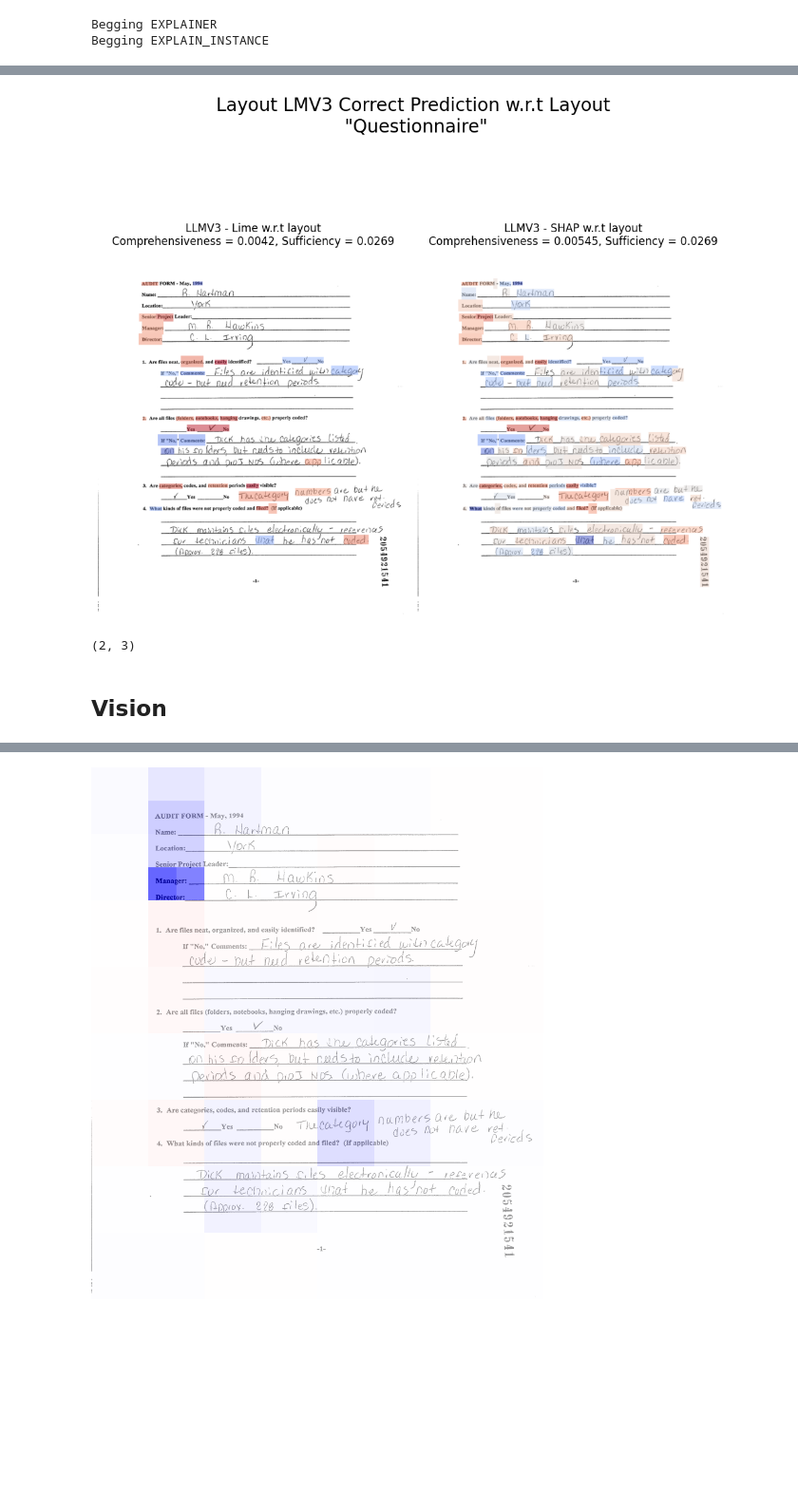
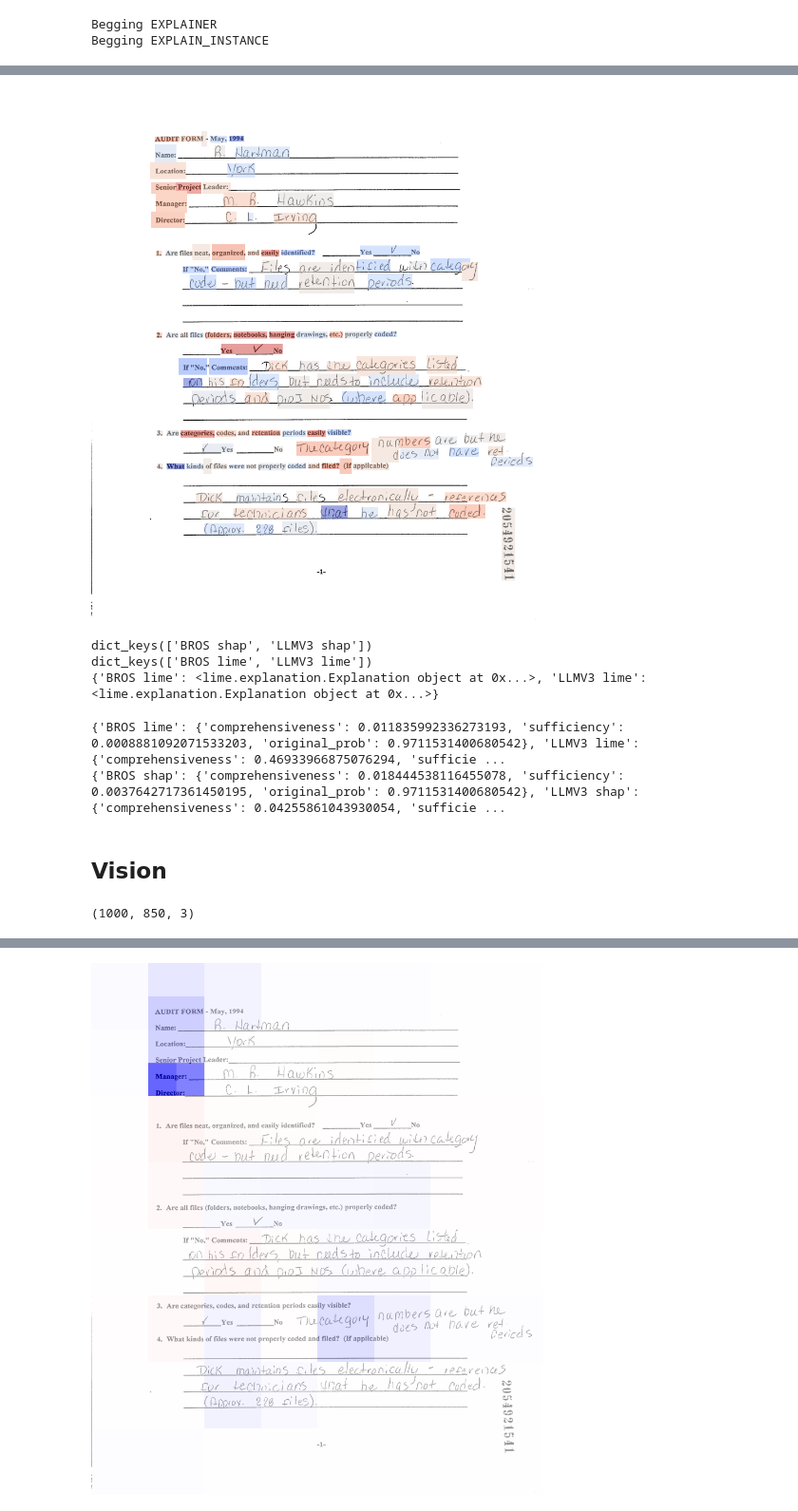
Before and after one commit to adamserag1/Interpretability-for-VRDU-models, a Jupyter notebook: experiments/THESES-DocClas-Local-LLMV3.ipynb, the cells around one changed output, grey strips where cells are left out. Shown at 95% size. Drawn from its saved outputs; the diff is of its cells as text; code cells hidden in the pictures; blank space fills up the shorter version.

```diff
--- a/experiments/THESES-DocClas-Local-LLMV3.ipynb
+++ b/experiments/THESES-DocClas-Local-LLMV3.ipynb
@@ -232,4 +274,4 @@ text_explainers = {
 # %%
 # RUN FOR
 shap_text_explainations = {key : explainer.explain(CLASH[0], nsamples = 4000) for key, explainer in text_explainers.items() if 'shap' in key}
-# lime_text_explainations = {key : explainer.explain(CLASH[0], num_samples = 4000) for key, explainer in text_explainers.items() if 'lime' in key}
+lime_text_explainations = {key : explainer.explain(CLASH[0], num_samples = 4000) for key, explainer in text_explainers.items() if 'lime' in key}
@@ -398,9 +605,12 @@ comp_l = calculate_comprehensiveness(pred_fn_bros_l, CLASH[0], layout_explanatio
 suf_s = calculate_sufficiency(pred_fn_bros_s, CLASH[0], layout_explanations_weights['BROS shap'], mask_token=BROS_t.mask_token,  top_k=5,modality='layout')
 suf_l = calculate_sufficiency(pred_fn_bros_l, CLASH[0], layout_explanations_weights['BROS lime'], mask_token=BROS_t.mask_token,  top_k=5,modality='layout')
 
-display_image_grid([layout_explanations_hms['BROS lime'], layout_explanations_hms['BROS shap']],
-                   [f'LLMV3 - Lime w.r.t layout\nComprehensiveness = {comp_l:.3g}, Sufficiency = {suf_l:.3g}', f'LLMV3 - SHAP w.r.t layout\nComprehensiveness = {comp_s:.3g}, Sufficiency = {suf_s:.3g}'],
-                    (1,2),
-                   main_title='Layout LMV3 Correct Prediction w.r.t Layout\n "Questionnaire"')
+# display_image_grid([layout_explanations_hms['BROS lime'], layout_explanations_hms['BROS shap']],
+#                    [f'LLMV3 - Lime w.r.t layout\nComprehensiveness = {comp_l:.3g}, Sufficiency = {suf_l:.3g}', f'LLMV3 - SHAP w.r.t layout\nComprehensiveness = {comp_s:.3g}, Sufficiency = {suf_s:.3g}'],
+#                     (1,2),
+#                    main_title='Layout LMV3 Correct Prediction w.r.t Layout\n "Questionnaire"')
+
+layout_explanations_hms['BROS shap']
+# layout_explanations_hms['BROS shap']
 # %% [output]
 Removed top 10 words
@@ -414,8 +624,65 @@ Kept top 5 layout tokens
-[figure, old version]
+[figure, new version]
+# %%
+print(shap_layout_explainations.keys())
+print(lime_layout_explainations.keys())
+# %% [output]
+dict_keys(['BROS shap', 'LLMV3 shap'])
+dict_keys(['BROS lime', 'LLMV3 lime'])
+{'BROS lime': <lime.explanation.Explanation object at 0x...>, 'LLMV3 lime': <lime.explanation.Explanation object at 0x...>}
 # %%
-#### REMOVE WORD TOKENS ASWELL!!!!!!! check fidelity metric
+shap_layout_fid = {}
+lime_layout_fid = {}
+
+# ---------------------------  SHAP  --------------------------------
+for key, exp in shap_layout_explainations.items():
+    if "LLMV3" in key:                                  # class-4 explanation
+        scores   = exp.values[:, :, 4].flatten()        # (#tokens,)
+        weights  = {tuple(box): float(s)
+                    for box, s in zip(CLASH[0].bboxes, scores)}
+        shap_layout_fid[key] = eval(CLASH[0], weights, "layout",
+                                    LLMV3, LLMV3_encode,
+                                    top_k=5, device=device,
+                                    mask_token=LLMV3_proc.tokenizer.mask_token,
+                                    target_class_id=4)
+
+    if "BROS" in key:                                   # class-0 explanation
+        scores   = exp.values[:, :, 0].flatten()
+        weights  = {tuple(box): float(s)
+                    for box, s in zip(CLASH[0].bboxes, scores)}
+        shap_layout_fid[key] = eval(CLASH[0], weights, "layout",
+                                    BROS, BROS_encode,
+                                    top_k=5, device=device,
+                                    mask_token=BROS_t.mask_token,
+                                    target_class_id=0)
+
+
+for key, exp in lime_layout_explainations.items():
+    if "LLMV3" in key:                                  # LIME gives token-idx → w
+        token_w = dict(exp.as_map()[4])                 # class-4 map
+        bbox_w  = {tuple(CLASH[0].bboxes[i]): w
+                   for i, w in token_w.items()
+                   if i < len(CLASH[0].bboxes)}
+        lime_layout_fid[key] = eval(CLASH[0], bbox_w, "layout",
+                                     LLMV3, LLMV3_encode,
+                                     top_k=5, device=device,
+                                     mask_token=LLMV3_proc.tokenizer.mask_token,
+                                     target_class_id=4)
+
+    if "BROS" in key:
+        token_w = dict(exp.as_map()[0])                 # class-0 map
+        bbox_w  = {tuple(CLASH[0].bboxes[i]): w
+                   for i, w in token_w.items()
+                   if i < len(CLASH[0].bboxes)}
+        lime_layout_fid[key] = eval(CLASH[0], bbox_w, "layout",
+                                     BROS, BROS_encode,
+                                     top_k=5, device=device,
+                                     mask_token=BROS_t.mask_token,
+                                     target_class_id=0)
+print(lime_layout_fid)
+print(shap_layout_fid)
 # %% [output]
-(2, 3)
+{'BROS lime': {'comprehensiveness': 0.011835992336273193, 'sufficiency': 0.0008881092071533203, 'original_prob': 0.9711531400680542}, 'LLMV3 lime': {'comprehensiveness': 0.46933966875076294, 'sufficie ...
+{'BROS shap': {'comprehensiveness': 0.018444538116455078, 'sufficiency': 0.0037642717361450195, 'original_prob': 0.9711531400680542}, 'LLMV3 shap': {'comprehensiveness': 0.04255861043930054, 'sufficie ...
 # %% [markdown]
 ## Vision
 # %%
@@ -423,4 +690,8 @@ vision_explainers = {
     'LLMV3 lime' : LimeVisionExplainer(LLMV3, LLMV3_encode, label = [4], device=device),
     'LLMV3 shap' : SHAPVisionExplainer(LLMV3, LLMV3_encode, device=device, class_idx=4, mask_value='blur(64,64)')
 }
+# %%
+print(vision_explanations['LLMV3 shap'].values.shape)
+# %% [output]
+(1000, 850, 3)
 # %%
```
Also changed, not shown: parts of 24 cells of this notebook.
